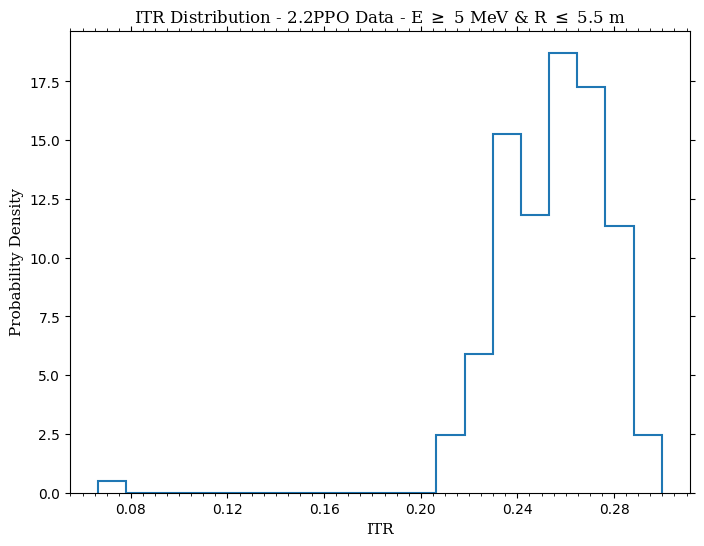
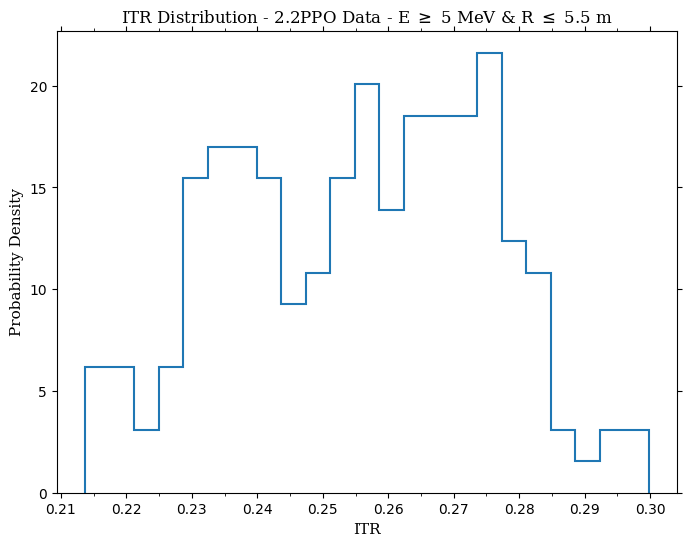
Code edit (unified diff) that turned the first committed figure into the second:
--- before
+++ after
@@ -1,3 +1,3 @@
-bins = 20
+bins = 23
 
 fig, ax = plt.subplots(figsize = (8, 6))
@@ -11,5 +11,5 @@
 # --- Markers ---
 ax.xaxis.set_minor_locator(MultipleLocator(0.005))
-ax.xaxis.set_major_locator(MultipleLocator(0.04))
+ax.xaxis.set_major_locator(MultipleLocator(0.01))
 
 #ax.yaxis.set_minor_locator(MultipleLocator(0.01))
@@ -21,5 +21,5 @@
 #plt.xlim(0.22, 0.29)
 
-plt.title(rf'ITR Distribution - 2.2PPO Data - E $\geq$ {en_inf_cut} MeV & R $\leq$ 5.5 m', 
+plt.title(rf'ITR Distribution - 2.2PPO Data - E $\geq$ {en_inf_cut} MeV & R $\leq$ {posr_cut*10**(-3)} m', 
          fontdict = font_style_title)
 

Commit: updating analysis